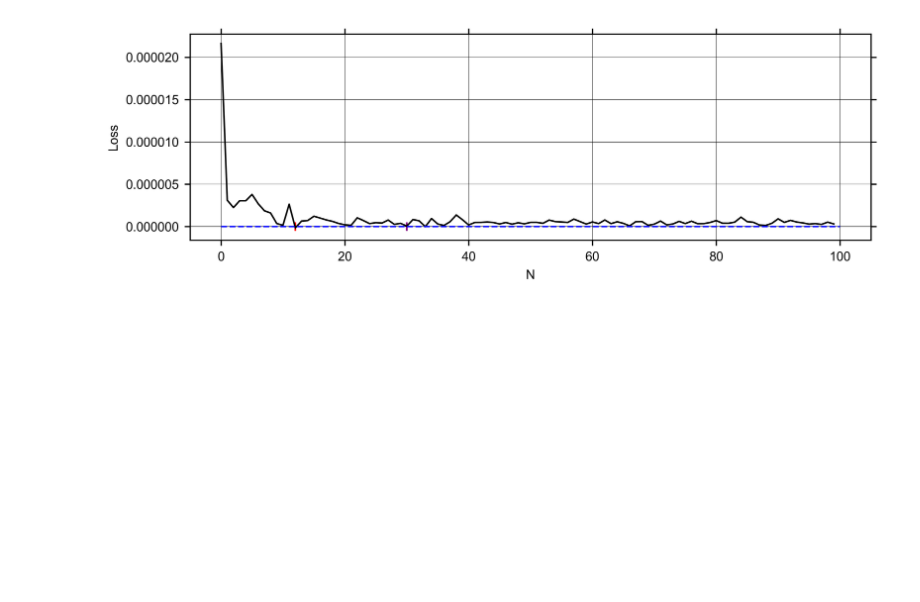
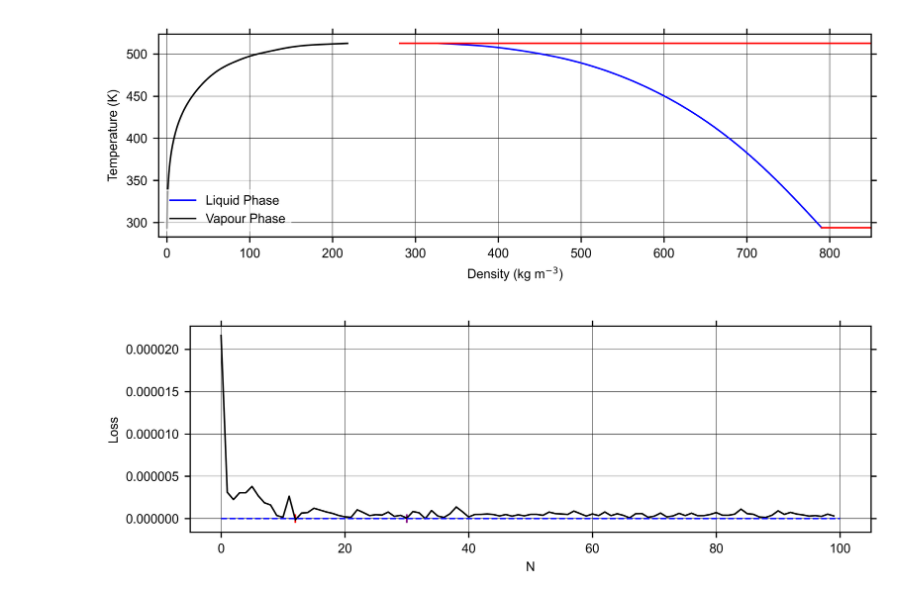
Before and after one commit to Zackary-Overend/MSc, a Jupyter notebook: Model_main.ipynb, the cells around one changed output. Cells and saved outputs as stored; diff of their text form; code cells hidden in the pictures; blank space fills up the shorter version.

Commit message:
Generation of figures for saturation curves graph used in methodology

```diff
--- a/Model_main.ipynb
+++ b/Model_main.ipynb
@@ -405,4 +405,7 @@ load_data_file = "NIST Saturation.xlsx"
 hidden_layer = [29]
 split_values = [2,3,4,5,6,7,8,9,10]
 
-x_data, y_data = Load_data(path= path, file_name= load_data_file, CO= False, fingerprints= True)
+dataframe = Data_gather(path, load_data_file, True, False)
+# %%
+liquid = dataframe[dataframe['Phase'] != 2]
+Vapour = dataframe[dataframe['Phase'] != 1]
@@ -409,3 +431,22 @@ x_data, y_data = Load_data(path= path, file_name= load_data_file, CO= False, fin
+# %%
+fig, (ax1)= plt.subplots(1, 1)
+
+ax1.plot(liquid['Density (kg/m3)'].tolist(), liquid['Temperature (K)'].tolist(), '-b', label='Liquid Phase')
+ax1.plot(Vapour['Density (kg/m3)'].tolist(), Vapour['Temperature (K)'].tolist(), '-k', label='Vapour Phase')
+ax1.plot((281.11, 890.31), (512.5967,  512.5967), '-r')
+ax1.plot((790.31, 890.31), (293.8143,  293.8143), '-r')
+ax1.legend(loc= 3)
+
+ax1.set_xlabel('Density (kg m$^{-3}$)')
+ax1.set_ylabel('Temperature (K)')
+
+ax1.set_xlim(-10,850)
+plt.style.use('DoubleColumn.mplstyle')
+plt.rcParams["axes.formatter.limits"] = (-99, 99)
+plt.savefig('Saturation Data.pdf')
+plt.show()
+# %% [output]
+[figure, added]
 # %%
 optimised_MSE_train, optimised_MSE_test = optimise_network(x_data, y_data, 0.25, 100, 1, [])
 # %%
```
Also changed, not shown: parts of 2 cells of this notebook, 1 other file.
